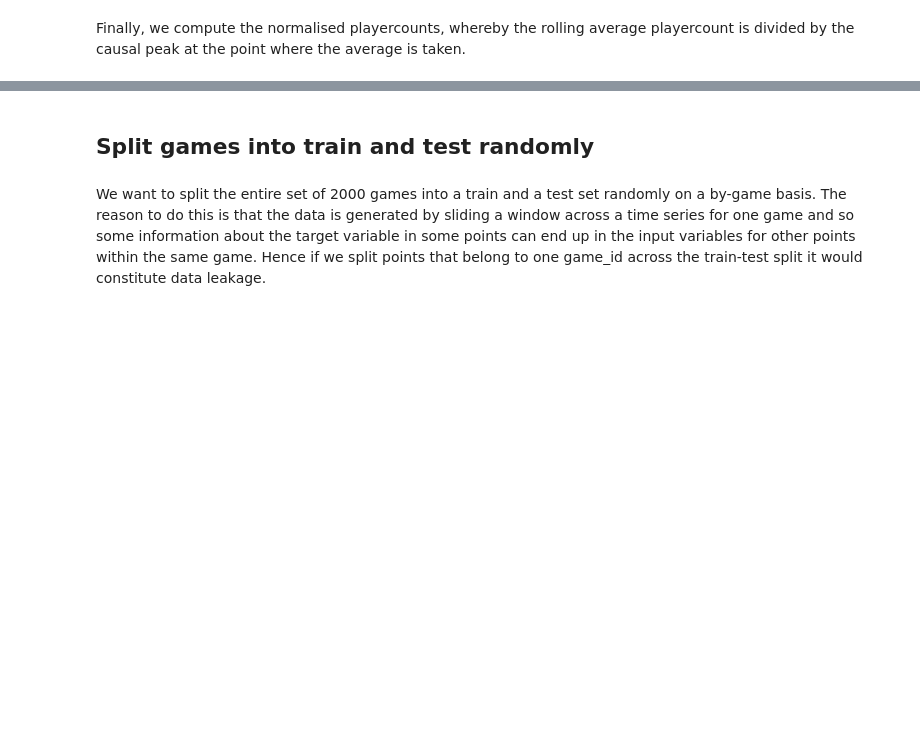
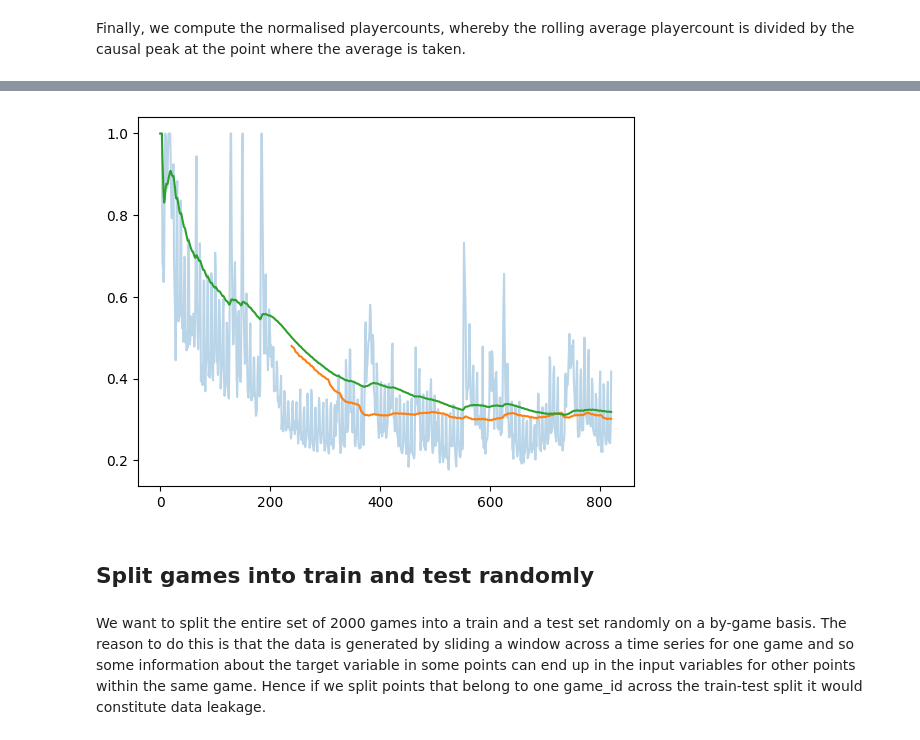
Before and after one commit to su-jai/player_forecasting, a Jupyter notebook: notebooks/data_engineering.ipynb, the cells around one changed output, grey strips where cells are left out. Saved outputs shown, nothing was run; the diff lists cells and outputs as text; code cells hidden in the pictures; blank space fills up the shorter version.

```diff
--- a/notebooks/data_engineering.ipynb
+++ b/notebooks/data_engineering.ipynb
@@ -181,3 +126,6 @@ causal_peak.head()
+# %%
+caus_norm_raw = deepcopy(pre_covid_raw_t)
+caus_norm_raw = caus_norm_raw.div(causal_peaks_raw + 0.01)
 # %% [markdown]
 Finally, we compute the normalised playercounts, whereby the rolling average playercount is divided by the causal peak at the point where the average is taken.
 # %%
@@ -200,3 +148,17 @@ plt.show()
+# %%
+roll = caus_norm_av.iloc[:,195].rolling(window=180).mean()
+ema = caus_norm_av.iloc[:,195].ewm(span=400).mean()
+
+roll2 = caus_norm_raw.iloc[:,195].rolling(window=180).mean()
+ema2 = caus_norm_raw.iloc[:,195].ewm(span=400).mean()
+
+
+plt.plot(caus_norm_raw.iloc[:,195], alpha=0.3)
+plt.plot(roll2)
+plt.plot(ema2)
+plt.show()
+# %% [output]
+[figure, added]
 # %% [markdown]
 ## Split games into train and test randomly
 # %% [markdown]
```
Also changed, not shown: parts of 36 cells of this notebook.
